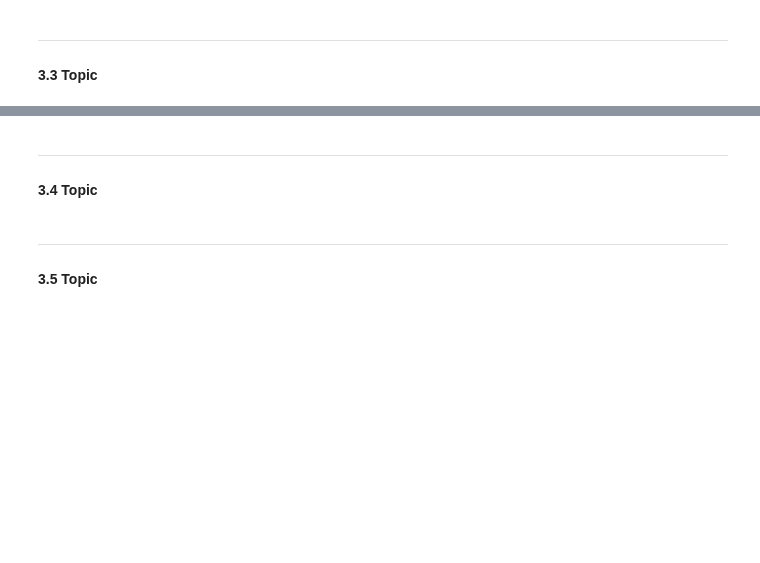
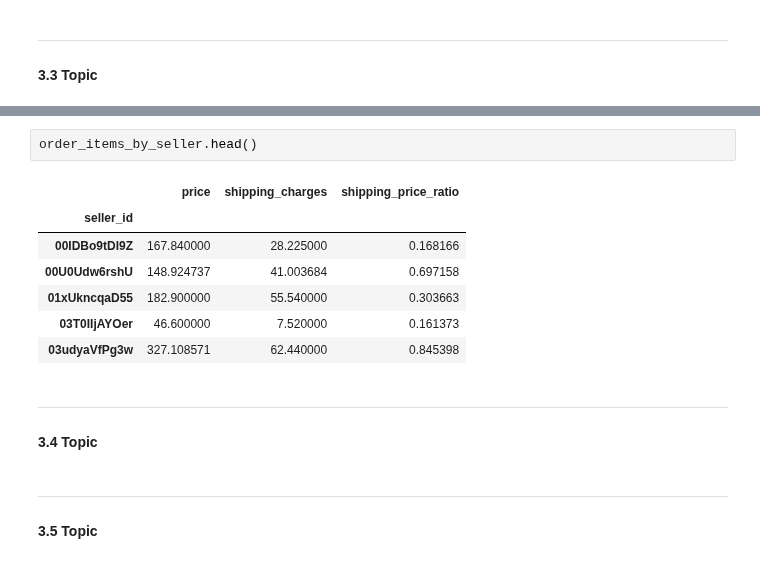
Before and after one commit to JatinY459/ecommerce-data-analysis, a Jupyter notebook: notebooks/04_EDA_products_sellers.ipynb, the cells around one changed output, grey strips where cells are left out. Saved outputs shown, nothing was run; the diff lists cells and outputs as text; blank space fills up the shorter version.

```diff
--- a/notebooks/04_EDA_products_sellers.ipynb
+++ b/notebooks/04_EDA_products_sellers.ipynb
@@ -205,3 +261,13 @@ plt.show()
+# %%
+order_items_by_seller.head()
+# %% [output]
+|  | price | shipping_charges | shipping_price_ratio |
+| seller_id |  |  |  |
+| 00IDBo9tDI9Z | 167.840000 | 28.225000 | 0.168166 |
+| 00U0Udw6rshU | 148.924737 | 41.003684 | 0.697158 |
+| 01xUkncqaD55 | 182.900000 | 55.540000 | 0.303663 |
+| 03T0IIjAYOer | 46.600000 | 7.520000 | 0.161373 |
+| 03udyaVfPg3w | 327.108571 | 62.440000 | 0.845398 |
 # %% [markdown]
 ---
 #### **3.4 Topic** <a id="topic-3-4"></a>
```
Also changed, not shown: parts of 11 cells of this notebook.
